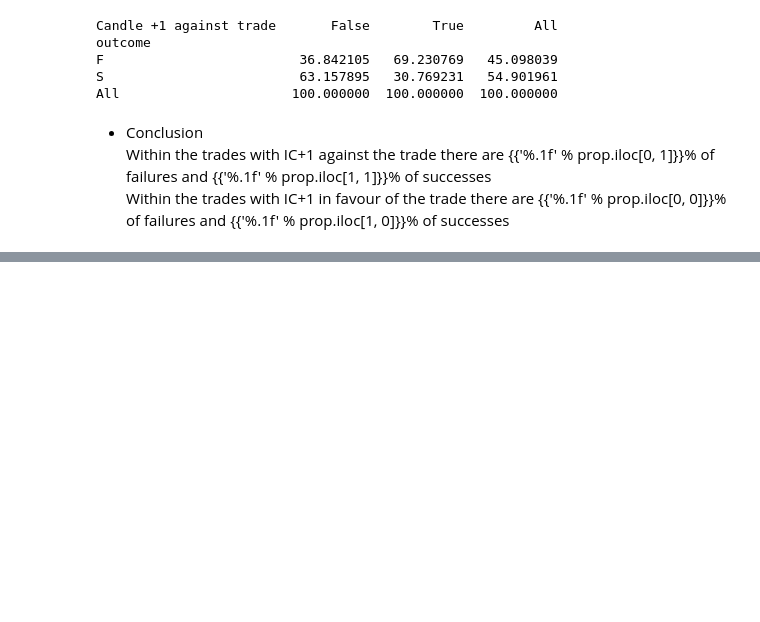
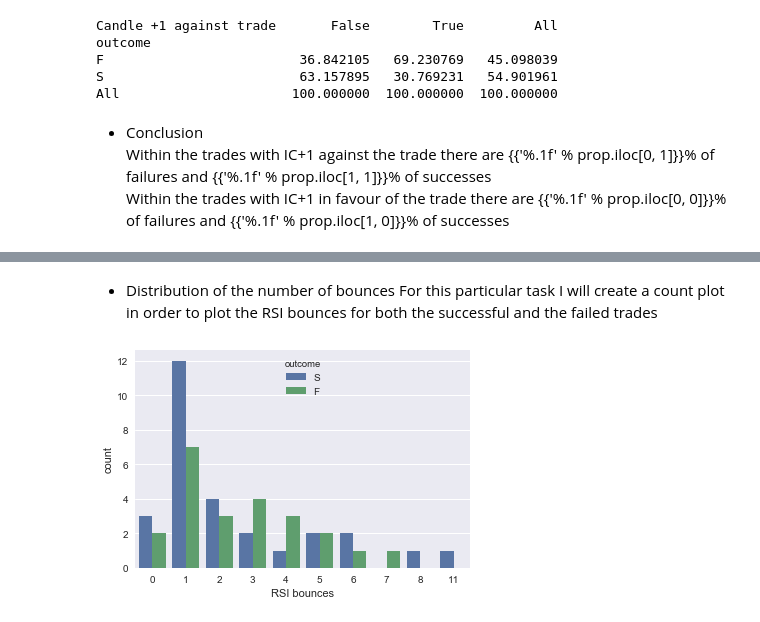
Before and after one commit to FOREXfunguru/FOREX, a Jupyter notebook: notebooks/Binary_classifier_using_ML.ipynb, the cells around one changed output, grey strips where cells are left out. Saved outputs shown, nothing was run; the diff lists cells and outputs as text; code cells hidden in the pictures; blank space fills up the shorter version.

```diff
--- a/notebooks/Binary_classifier_using_ML.ipynb
+++ b/notebooks/Binary_classifier_using_ML.ipynb
@@ -120,0 +157,7 @@ Within the trades with IC+1 in favour of the trade there are {{'%.1f' % prop.ilo
+# %% [markdown]
+* Distribution of the number of bounces
+For this particular task I will create a count plot in order to plot the RSI bounces for both the successful and the failed trades
+# %%
+ax = sns.countplot(x="RSI bounces",hue="outcome", data=contDF)
+# %% [output]
+[figure, added]
```
Also changed, not shown: parts of 20 cells of this notebook.
